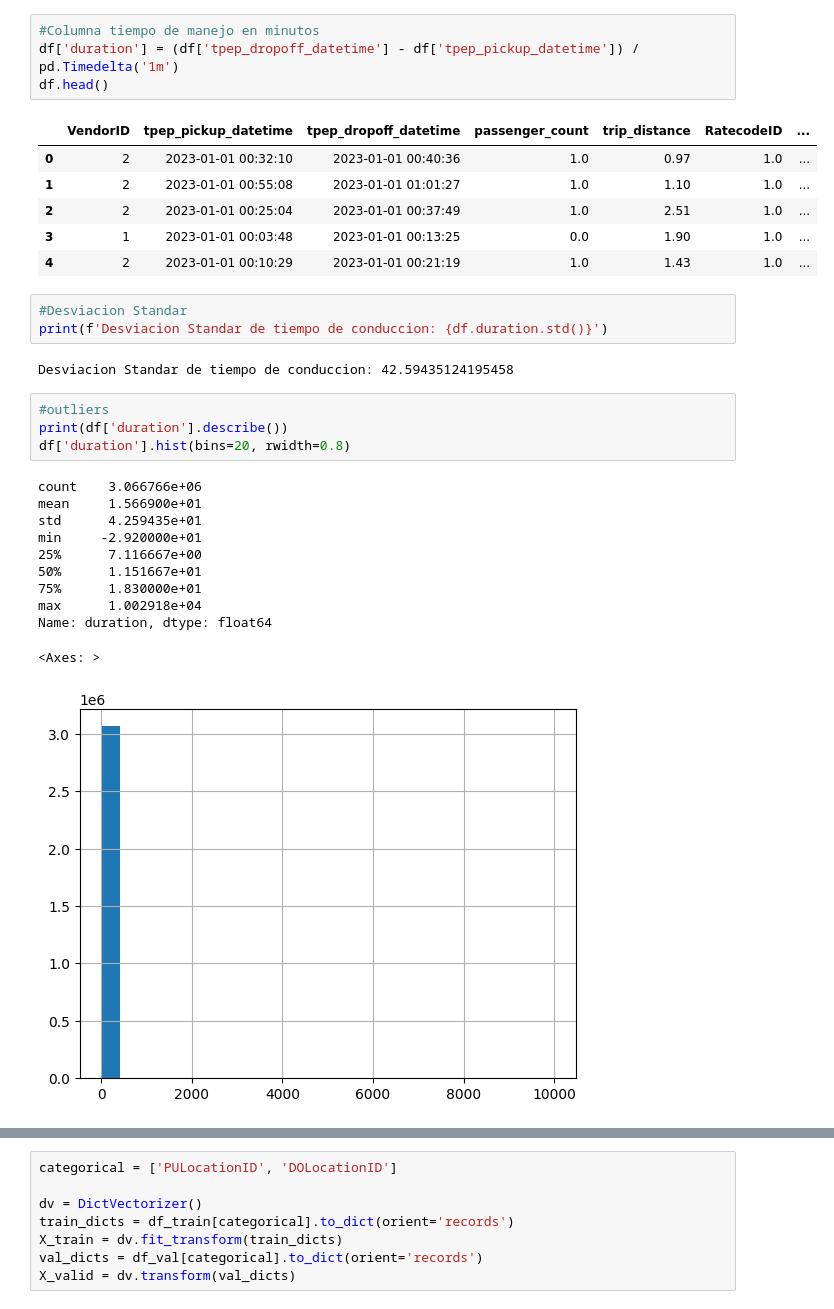
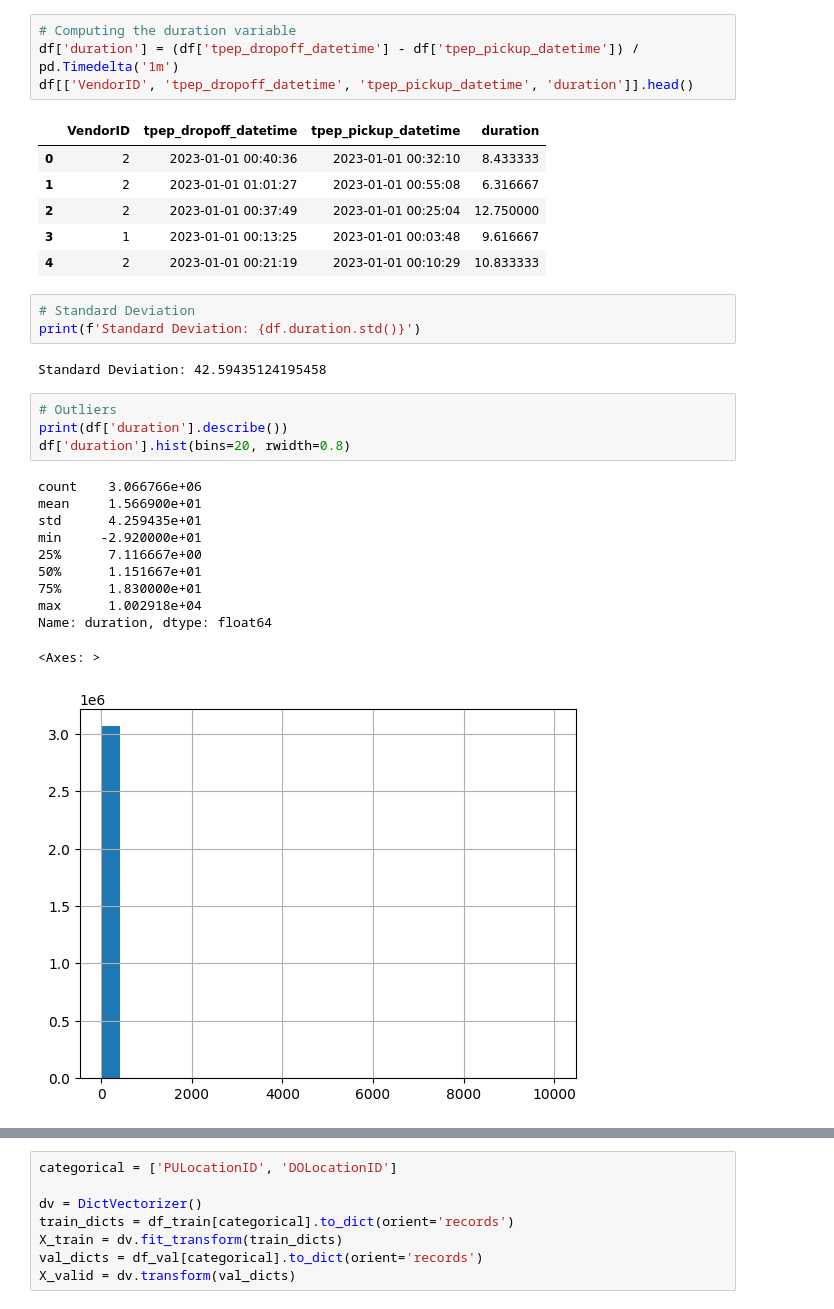
Before and after one commit to Leonel481/MLops_DataTalksClub, a Jupyter notebook: 01. Introduction/homework.ipynb, the cells around one changed output, grey strips where cells are left out. Drawn from its saved outputs; the diff is of its cells as text.

```diff
--- a/01. Introduction/homework.ipynb
+++ b/01. Introduction/homework.ipynb
@@ -46,21 +45,21 @@ df.head()
 # %%
-#Columna tiempo de manejo en minutos
+# Computing the duration variable
 df['duration'] = (df['tpep_dropoff_datetime'] - df['tpep_pickup_datetime']) / pd.Timedelta('1m')
-df.head()
+df[['VendorID', 'tpep_dropoff_datetime', 'tpep_pickup_datetime', 'duration']].head()
 # %% [output]
-|  | VendorID | tpep_pickup_datetime | tpep_dropoff_datetime | passenger_count | trip_distance | RatecodeID | ... |
-| 0 | 2 | 2023-01-01 00:32:10 | 2023-01-01 00:40:36 | 1.0 | 0.97 | 1.0 | ... |
-| 1 | 2 | 2023-01-01 00:55:08 | 2023-01-01 01:01:27 | 1.0 | 1.10 | 1.0 | ... |
-| 2 | 2 | 2023-01-01 00:25:04 | 2023-01-01 00:37:49 | 1.0 | 2.51 | 1.0 | ... |
-| 3 | 1 | 2023-01-01 00:03:48 | 2023-01-01 00:13:25 | 0.0 | 1.90 | 1.0 | ... |
-| 4 | 2 | 2023-01-01 00:10:29 | 2023-01-01 00:21:19 | 1.0 | 1.43 | 1.0 | ... |
+|  | VendorID | tpep_dropoff_datetime | tpep_pickup_datetime | duration |
+| 0 | 2 | 2023-01-01 00:40:36 | 2023-01-01 00:32:10 | 8.433333 |
+| 1 | 2 | 2023-01-01 01:01:27 | 2023-01-01 00:55:08 | 6.316667 |
+| 2 | 2 | 2023-01-01 00:37:49 | 2023-01-01 00:25:04 | 12.750000 |
+| 3 | 1 | 2023-01-01 00:13:25 | 2023-01-01 00:03:48 | 9.616667 |
+| 4 | 2 | 2023-01-01 00:21:19 | 2023-01-01 00:10:29 | 10.833333 |
 # %%
-#Desviacion Standar
-print(f'Desviacion Standar de tiempo de conduccion: {df.duration.std()}')
+# Standard Deviation
+print(f'Standard Deviation: {df.duration.std()}')
 # %% [output]
-Desviacion Standar de tiempo de conduccion: 42.59435124195458
+Standard Deviation: 42.59435124195458
 # %%
-#outliers
+# Outliers
 print(df['duration'].describe())
 df['duration'].hist(bins=20, rwidth=0.8)
 # %% [output]
```
Also changed, not shown: parts of 14 cells of this notebook, 1 other file.
